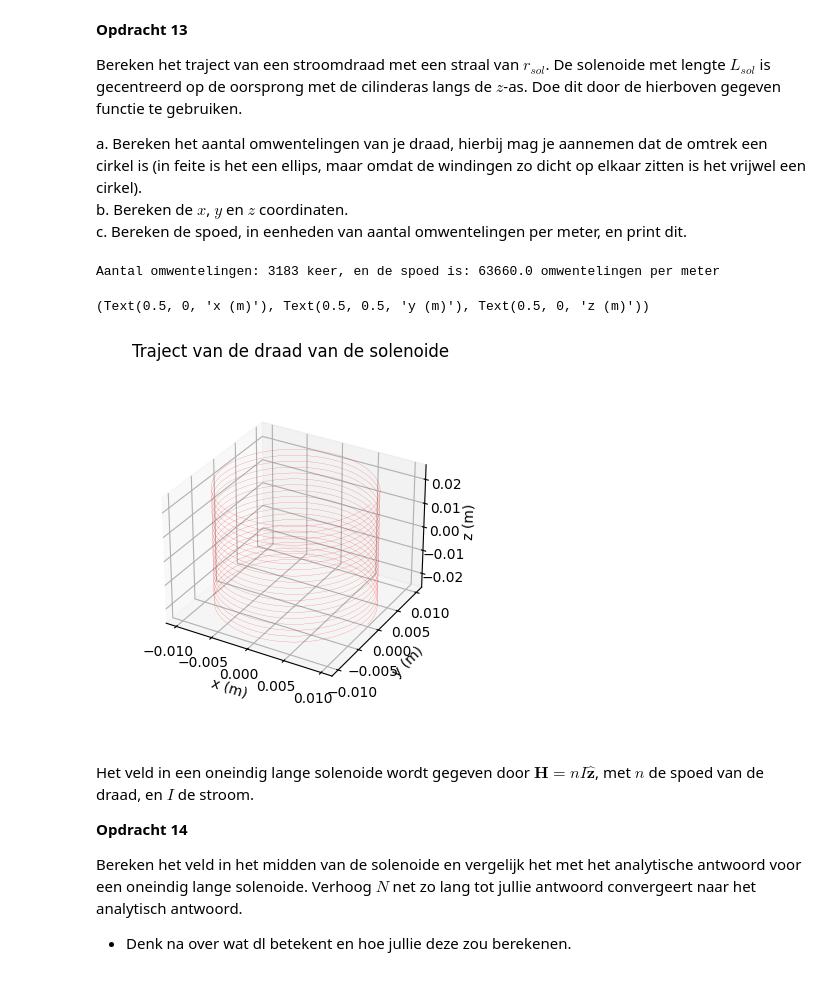
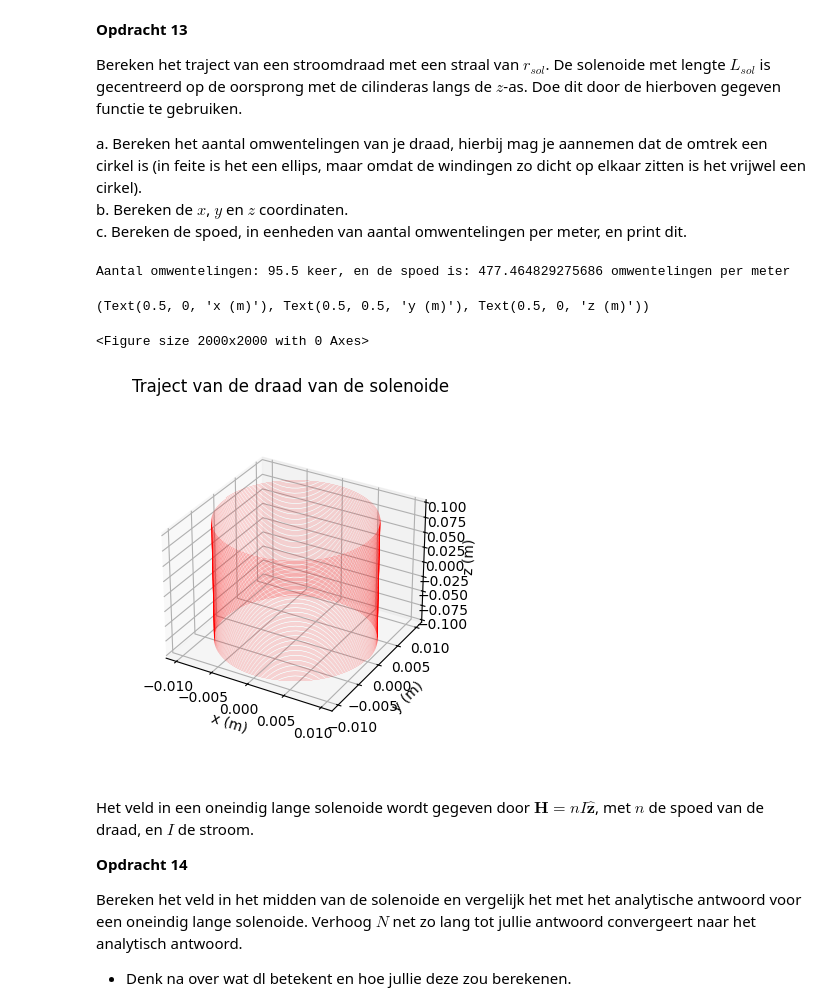
Before and after one commit to HugovKrevel/HugovK-DEF-D, a Jupyter notebook: KrachtactuatorOpdracht.ipynb, the cells around one changed output. Saved outputs shown, nothing was run; the diff lists cells and outputs as text; code cells hidden in the pictures.

```diff
--- a/KrachtactuatorOpdracht.ipynb
+++ b/KrachtactuatorOpdracht.ipynb
@@ -412,23 +412,27 @@ a. Bereken het aantal omwentelingen van je draad, hierbij mag je aannemen dat de
 b. Bereken de $x$, $y$ en $z$ coordinaten.\
 c. Bereken de spoed, in eenheden van aantal omwentelingen per meter, en print dit.
 # %%
-l_draad = 200
+N = 99999
+l_draad = 6
 r_sol = 0.01
-L_sol = 0.05
-N = int(l_draad/(2*np.pi*r_sol))
-n = N/L_sol
-x,y,z =parametrisatie(N,r_sol,n ,L_sol)
-print("Aantal omwentelingen:", np.round(N,1), "keer, en de spoed is:", n, "omwentelingen per meter")
+L_sol = 0.2
+wikkelingen = (l_draad/(2*np.pi*r_sol))
+n = wikkelingen/L_sol
+x,y,z =parametrisatie(N,r_sol,wikkelingen ,L_sol)
+print("Aantal omwentelingen:", np.round(wikkelingen,1), "keer, en de spoed is:", n, "omwentelingen per meter")
 # Enkele plots
+plt.figure(figsize=(20,20))
 ax=plt.figure().add_subplot(projection='3d')
 plt.title('Traject van de draad van de solenoide')
 plt.plot(x, y, z, '-r', linewidth=0.1)
+
 ax.set_box_aspect(aspect=None, zoom=0.8)
 ax.set_xlabel('x (m)'), ax.set_ylabel('y (m)'), ax.set_zlabel('z (m)')
 # %% [output]
-Aantal omwentelingen: 3183 keer, en de spoed is: 63660.0 omwentelingen per meter
+Aantal omwentelingen: 95.5 keer, en de spoed is: 477.464829275686 omwentelingen per meter
 (Text(0.5, 0, 'x (m)'), Text(0.5, 0.5, 'y (m)'), Text(0.5, 0, 'z (m)'))
+<Figure size 2000x2000 with 0 Axes>
-[figure, old version]
+[figure, new version]
 # %% [markdown]
 Het veld in een oneindig lange solenoide wordt gegeven door $\mathbf{H} = n I \hat{\mathbf{z}}$, met $n$ de spoed van de draad, en $I$ de stroom.
 
```
Also changed, not shown: parts of 2 cells of this notebook.
